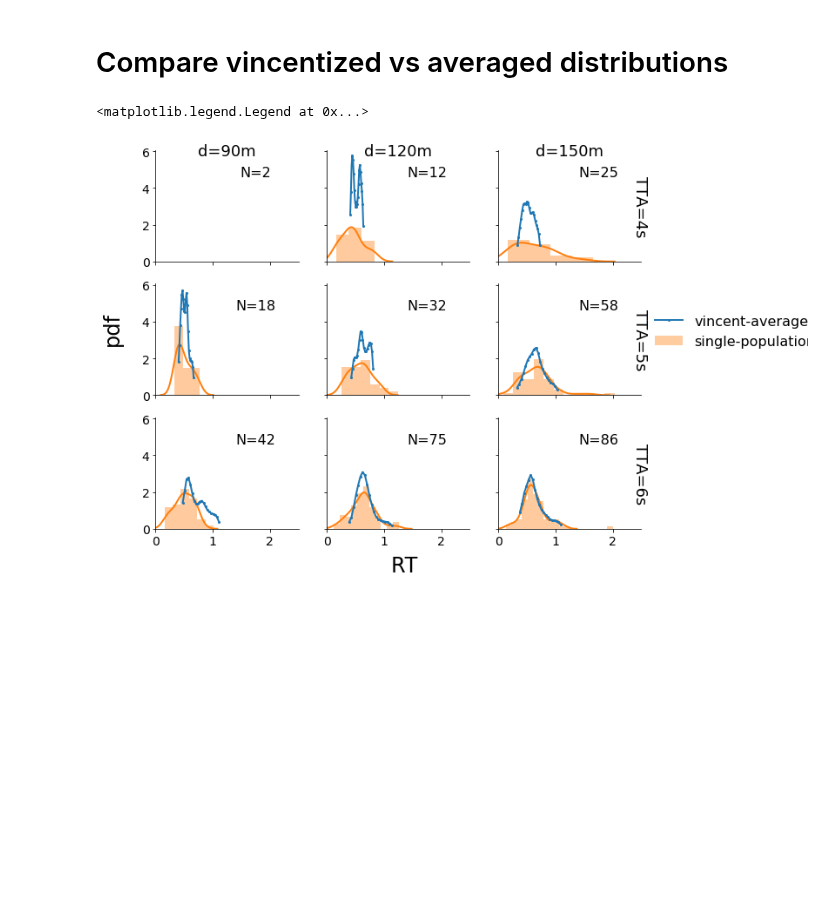
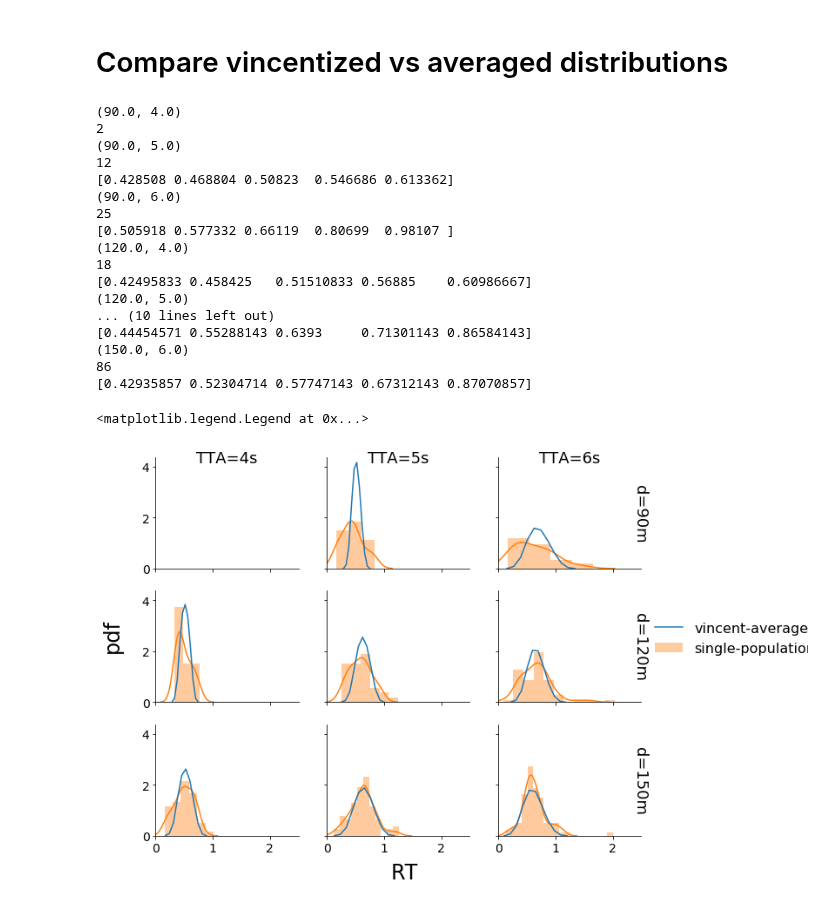
Before and after one commit to cherepaha/evidence_accumulation_in_gap_acceptance, a Jupyter notebook: data_and_model_analysis/data_overview.ipynb, the cells around one changed output. Cells and saved outputs as stored; diff of their text form; code cells hidden in the pictures; blank space fills up the shorter version.

```diff
--- a/data_and_model_analysis/data_overview.ipynb
+++ b/data_and_model_analysis/data_overview.ipynb
@@ -17,0 +31,3 @@ The autoreload extension is already loaded. To reload it, use:
+# %%
+condition = {'tta': 4.0, 'd': 90.0}
+subj_data[((subj_data.tta_condition==condition['tta']) & (subj_data.d_condition==condition['d']))]
@@ -350,42 +381,59 @@ ax = plot_RT_kde(measures_turn, var='d_condition', logscale=True)
 # %% [markdown]
 # Compare vincentized vs averaged distributions
 # %%
-fig, axes = helper.plot_rt_pdfs(measures, model_rts=None)
+fig, axes = helper.plot_rt_pdfs(measures, model_rts=None, cumulative=False)
 conditions = [(d, tta)
               for d in sorted(measures.d_condition.unique())
               for tta in sorted(measures.tta_condition.unique())]
 
-q = np.linspace(0.001, 0.999, 20)
+# q = np.linspace(0.01, 0.99, 10)
+q = [0.1, 0.3, 0.5, 0.7, 0.9]
 
-for (ax, condition) in zip(axes.T.flatten(), conditions):
+for (ax, condition) in zip(axes.flatten(), conditions):
     condition_data = measures[(measures.is_turn_decision)
                               & (measures.d_condition==condition[0])
                               & (measures.tta_condition==condition[1])]
+    print(condition)
+    print(len(condition_data))
     if (len(condition_data)>10):
         condition_quantiles = condition_data.groupby('subj_id').apply(lambda d: np.quantile(a=d.RT, q=q)).mean()
-        # x is q, y is condition_quantiles, need to reverse and make a regular grid for taking a derivative
         xvals = np.linspace(condition_quantiles.min(), condition_quantiles.max(), len(q))
-        data_range, data_pdf = np.histogram(condition_data.RT)
-        cdf = np.interp(xvals, condition_quantiles, q)
-        pdf = helper.differentiate(t=xvals, x=cdf)
-        ax.plot(xvals, pdf, marker='o', ms=2)
-# fig.legend().remove()
+        step = xvals[1] - xvals[0]
+        data_range = np.concatenate([xvals[:3]-3*step, xvals, xvals[-3:]+step*3])
+        _, data_pdf = np.histogram(condition_data.RT, bins=data_range)
+        cdf = np.interp(data_range, condition_quantiles, q)
+        pdf = helper.differentiate(t=data_range, x=cdf)
+        ax.plot(data_range, pdf)
+
+        print(condition_quantiles)
+
+#         dist_names = ['norm', 'lognorm']
+#         for dist_name in dist_names:
+#             dist = getattr(scipy.stats, dist_name)
+#             dist_param = dist.fit(condition_data.RT)
+#             fit_x_range = np.linspace(0, condition_data.RT.max(), 20)
+#             pdf_fitted = dist.pdf(fit_x_range, *dist_param[:-2], loc=dist_param[-2], scale=dist_param[-1])
+#             ax.plot(fit_x_range, pdf_fitted, label=dist_name)
+
 fig.legend(labels=['vincent-average', 'single-population'],
            loc='center', bbox_to_anchor=(1.02, 0.5), fontsize=16, frameon=False)
-
-
-# plt.legend()
-# plt.gca().get_legend().remove()
-#         ax.plot(xvals, cdf, marker='o', ms=2)
-#         ax.text(s=condition, x=1, y=2)
-#         ax.text(s='xvals(0)=%.2f' % (xvals[0]), x=1, y=2)
-#         ax.text(s='min(RT)=%.2f' % (condition_data.RT.min()), x=1, y=2.5)
-
-# for (ax, condition) in zip(axes.flatten(), conditions):
-#     q_func = exp_data[(exp_data.is_turn_decision)
-#                       & (exp_data.d_condition==condition[0])
-#                       & (exp_data.tta_condition==condition[1])].groupby('subj_id')
-# #     ax.plot(vinc_pdf)
 # %% [output]
-<matplotlib.legend.Legend at 0x...>
+(90.0, 4.0)
+2
+(90.0, 5.0)
+12
+[0.428508 0.468804 0.50823  0.546686 0.613362]
+(90.0, 6.0)
+25
+[0.505918 0.577332 0.66119  0.80699  0.98107 ]
+(120.0, 4.0)
+18
+[0.42495833 0.458425   0.51510833 0.56885    0.60986667]
+(120.0, 5.0)
+... (10 lines left out)
+[0.44454571 0.55288143 0.6393     0.71301143 0.86584143]
+(150.0, 6.0)
+86
+[0.42935857 0.52304714 0.57747143 0.67312143 0.87070857]
+<matplotlib.legend.Legend at 0x...>
-[figure, old version]
+[figure, new version]
```
Also changed, not shown: parts of 4 cells of this notebook, 49 other files.
